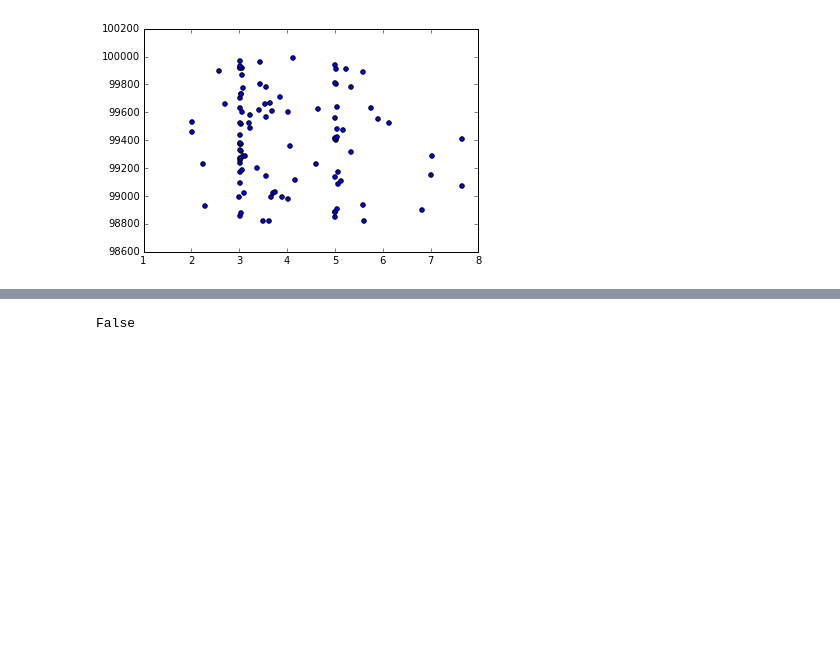
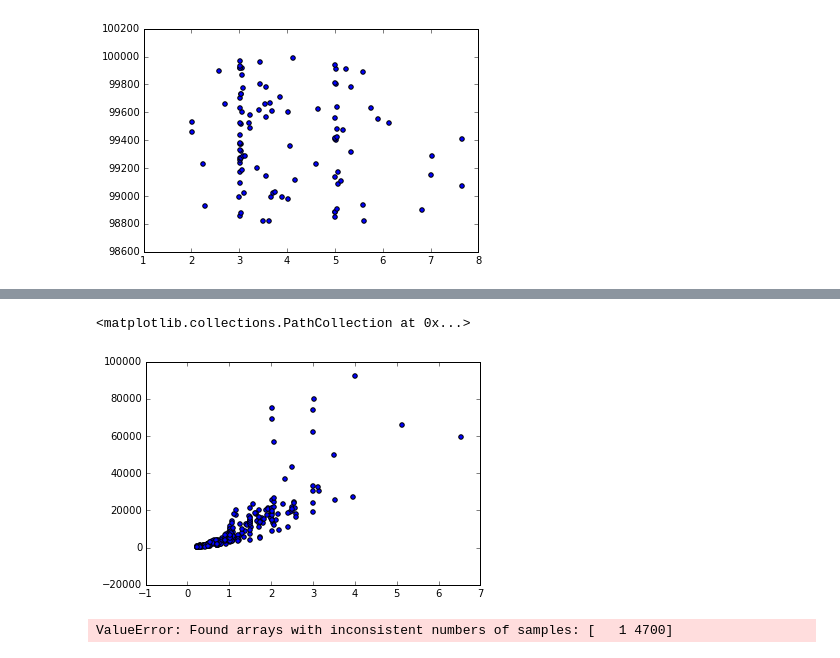
Before and after one commit to RawIron/data-hacks, a Jupyter notebook: ud651_6.ipynb, the cells around one changed output, grey strips where cells are left out. Cells and saved outputs as stored; diff of their text form; code cells hidden in the pictures; blank space fills up the shorter version.

```diff
--- a/ud651_6.ipynb
+++ b/ud651_6.ipynb
@@ -55,4 +55,17 @@ plt.scatter(s_5k['carat'], s_5k['price'])
-# %%
-p = df['price']
-# %% [output]
-False
+# %%
+from sklearn.linear_model import LogisticRegression
+
+s_learn = s_5k.fillna(0)
+plt.scatter(s_learn[-300:]['carat'], s_learn[-300:]['price'])
+# %% [output]
+<matplotlib.collections.PathCollection at 0x...>
+[figure, added]
+# %%
+y = s_learn[:-300]['price']
+X = s_learn[:-300]['carat']
+
+
+clf = LogisticRegression()
+clf.fit(X, y)
+# %% [output]
+ValueError: Found arrays with inconsistent numbers of samples: [   1 4700]
```
Also changed, not shown: parts of 4 cells of this notebook.
